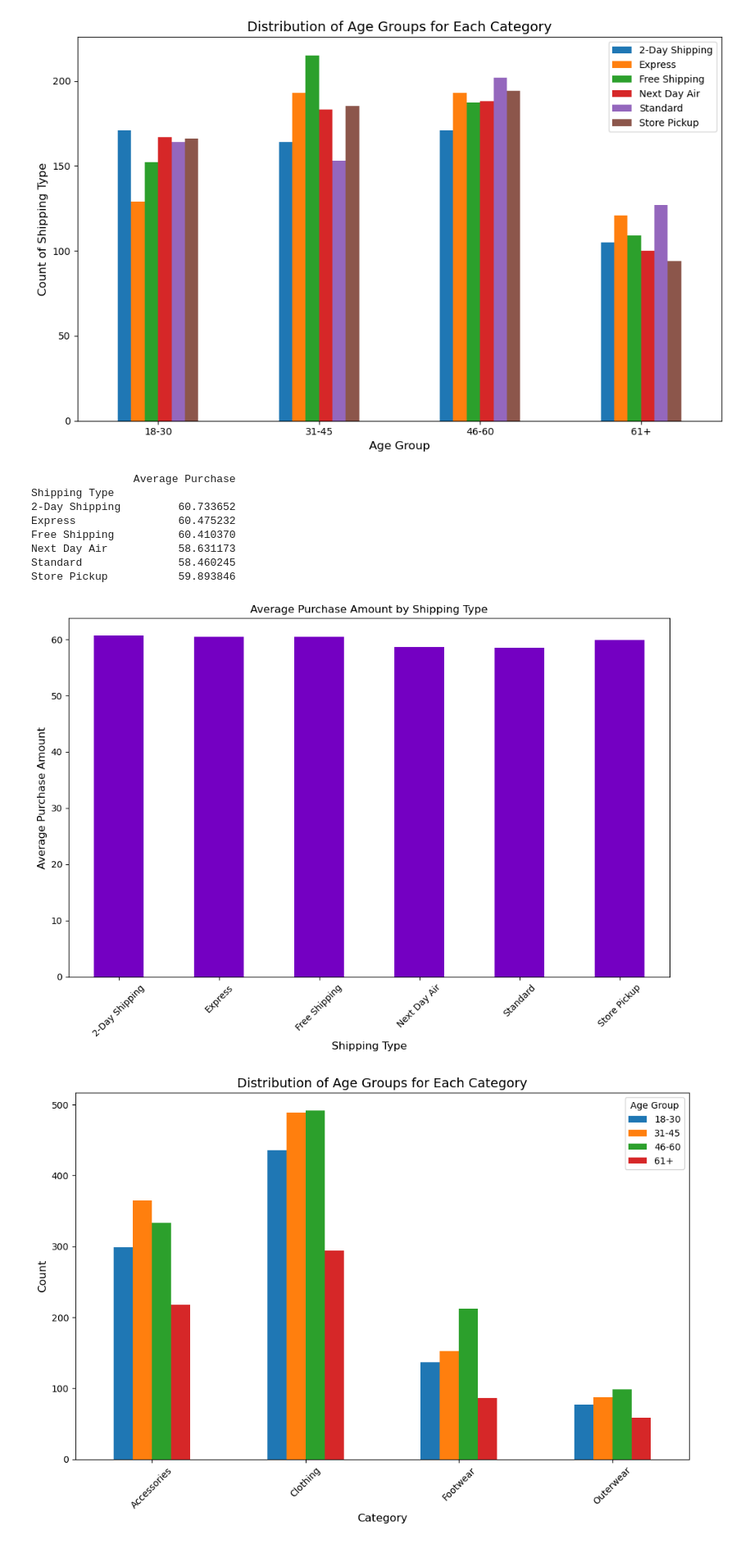
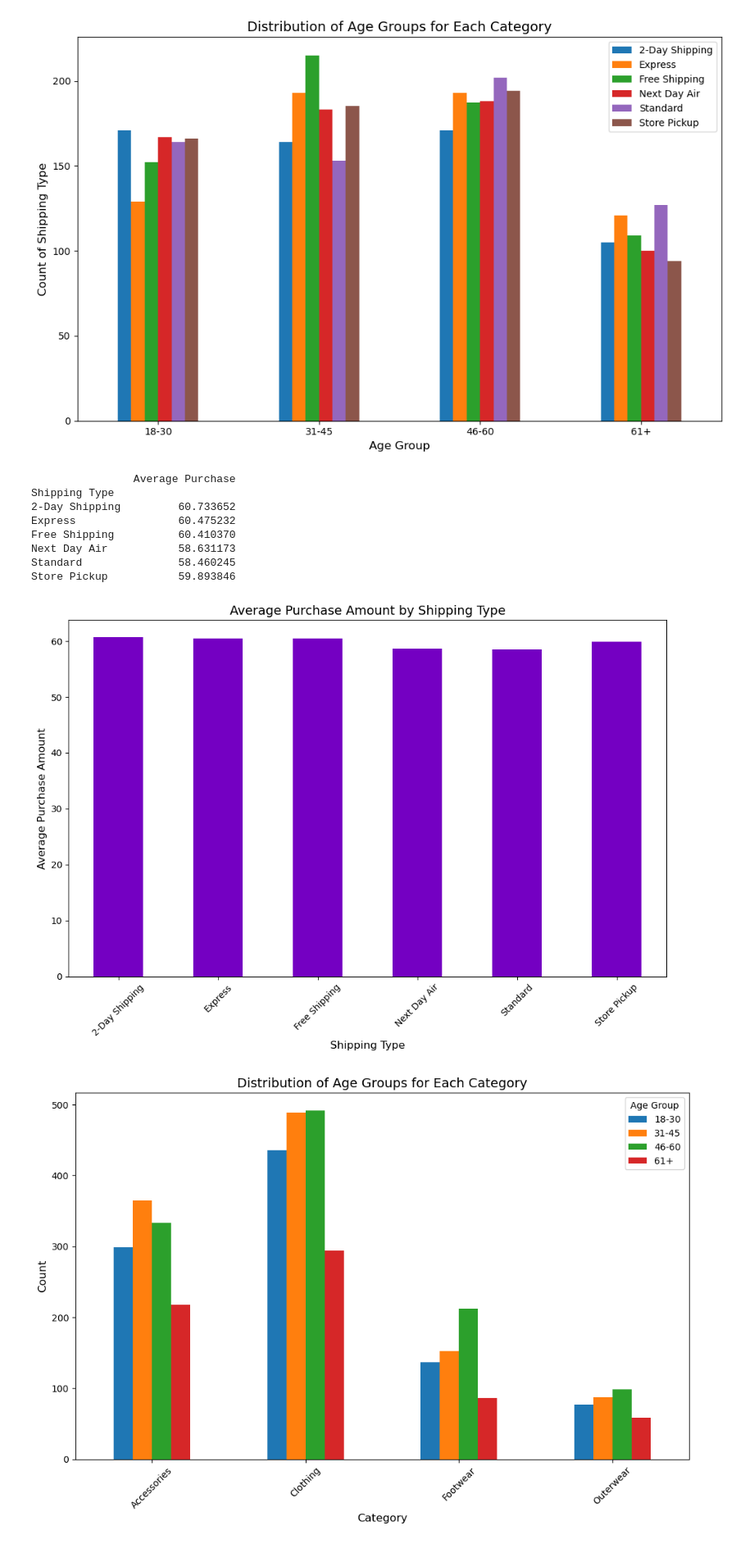
Before and after one commit to dsyrjanen/Project-1, a Jupyter notebook: shopping_trends.ipynb, the cells around one changed output. Shown: that part at 82% size. Saved outputs shown, nothing was run; the diff lists cells and outputs as text; code cells hidden in the pictures.

```diff
--- a/shopping_trends.ipynb
+++ b/shopping_trends.ipynb
@@ -99,27 +99,27 @@ plt.show()
 # %%
 # Compare Average Cost of Purchase per shipping group
 #Compare Age and Review Rating
 shipping_vs_purchase = shopping_trends_data.groupby('Shipping Type')['Purchase Amount (USD)'].mean().reset_index(name='Average Purchase')
 shipping_vs_purchase.set_index('Shipping Type', inplace=True)
 print(shipping_vs_purchase)
 
 # #Create Bar Chart
 shipping_vs_purchase.plot(kind='bar', color='#7400c2', legend=False, figsize=(12,7.2))
 plt.xlabel('Shipping Type', fontsize=12)
 plt.ylabel('Average Purchase Amount', fontsize=12)
-plt.title('Average Purchase Amount by Shipping Type')
+plt.title('Average Purchase Amount by Shipping Type', fontsize=14)
 plt.xticks(rotation=45)
 plt.show()
 # %% [output]
                 Average Purchase
 Shipping Type
 2-Day Shipping         60.733652
 Express                60.475232
 Free Shipping          60.410370
 Next Day Air           58.631173
 Standard               58.460245
 Store Pickup           59.893846
-[figure, old version]
+[figure, new version]
 # %%
 #Compare Age and Category
 pivot_table = shopping_trends_data.pivot_table(index='Category', columns='Age Group', aggfunc='size', fill_value=0)
```
Also changed, not shown: parts of 2 cells of this notebook.
